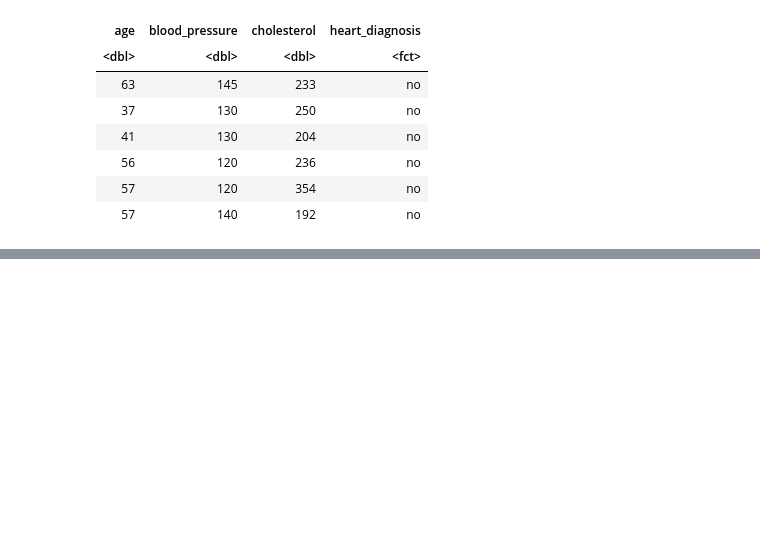
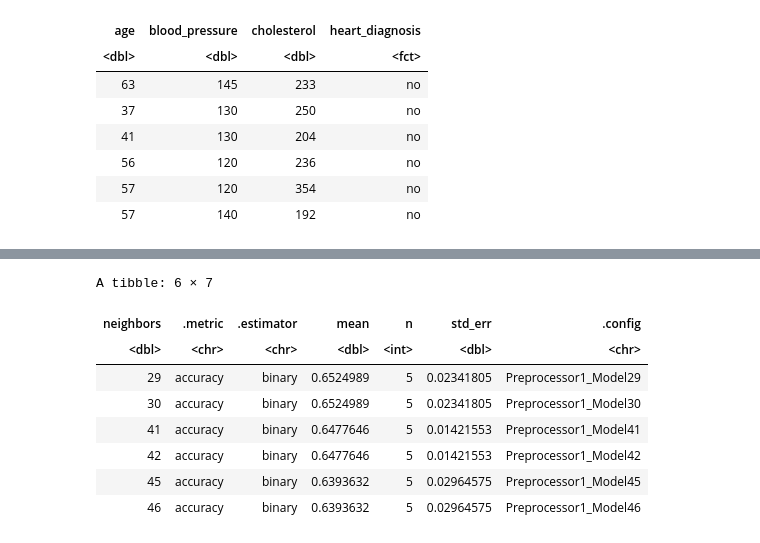
Before and after one commit to Hawkxiang114/Group_project_proposal, a Jupyter notebook: Group project report.ipynb, the cells around one changed output, grey strips where cells are left out. Saved outputs shown, nothing was run; the diff lists cells and outputs as text; code cells hidden in the pictures; blank space fills up the shorter version.

```diff
--- a/Group project report.ipynb
+++ b/Group project report.ipynb
@@ -114 +134,16 @@ accuracy_vs_k
+# %%
+new_accuracies <- accuracies|>
+arrange(desc(mean))
+
+head(new_accuracies)
+# %% [output]
+A tibble: 6 × 7
+| neighbors | .metric | .estimator | mean | n | std_err | .config |
+| <dbl> | <chr> | <chr> | <dbl> | <int> | <dbl> | <chr> |
+| 29 | accuracy | binary | 0.6524989 | 5 | 0.02341805 | Preprocessor1_Model29 |
+| 30 | accuracy | binary | 0.6524989 | 5 | 0.02341805 | Preprocessor1_Model30 |
+| 41 | accuracy | binary | 0.6477646 | 5 | 0.01421553 | Preprocessor1_Model41 |
+| 42 | accuracy | binary | 0.6477646 | 5 | 0.01421553 | Preprocessor1_Model42 |
+| 45 | accuracy | binary | 0.6393632 | 5 | 0.02964575 | Preprocessor1_Model45 |
+| 46 | accuracy | binary | 0.6393632 | 5 | 0.02964575 | Preprocessor1_Model46 |
 # %%
```
Also changed, not shown: parts of 5 cells of this notebook.
